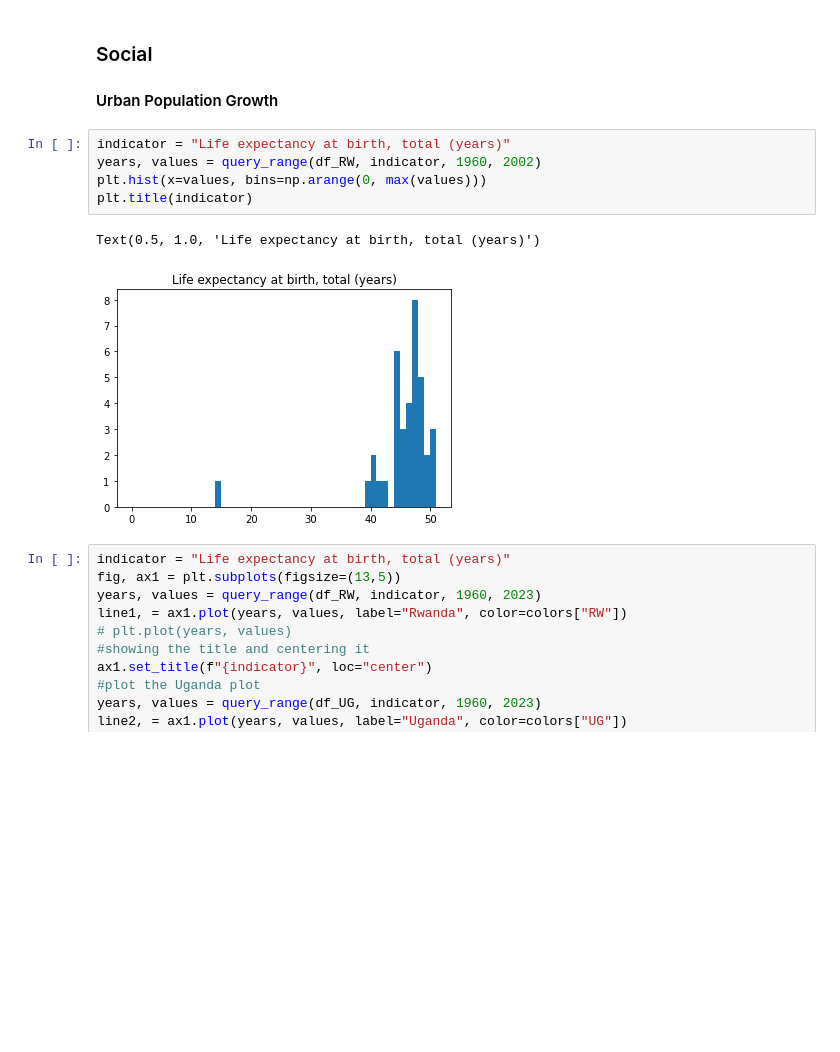
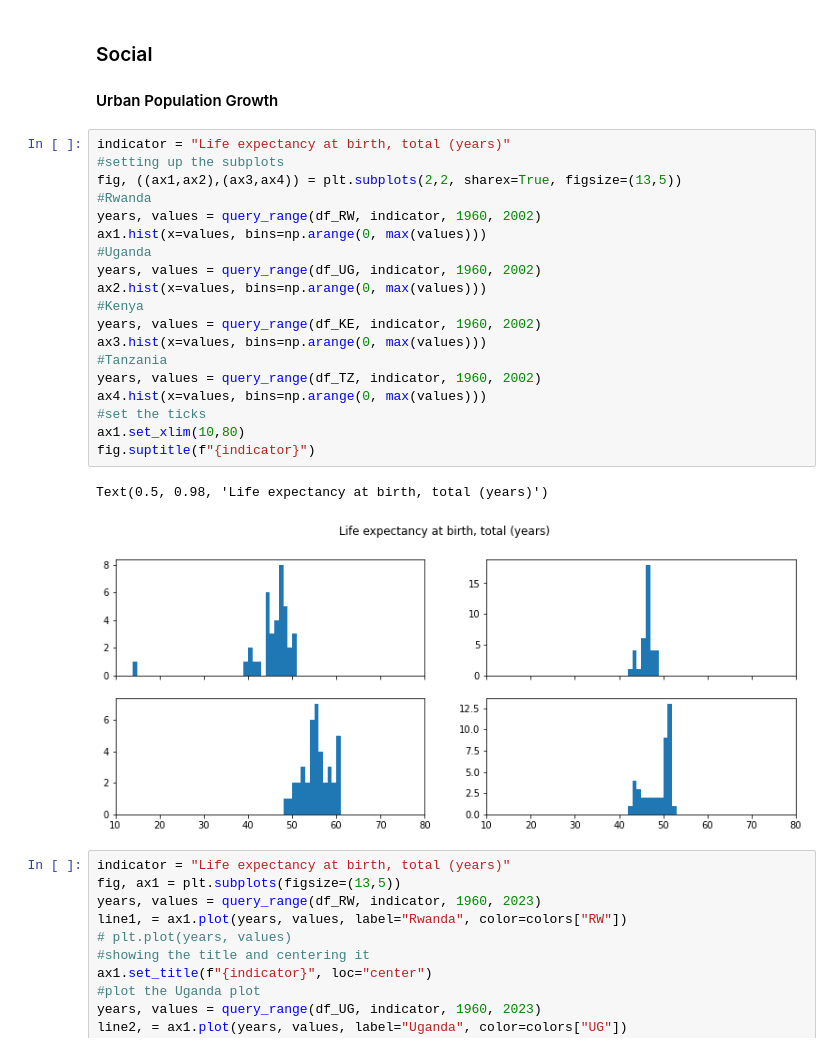
Before and after one commit to androbuz/EAC-Analysis, a Jupyter notebook: EAC Analysis.ipynb, the cells around one changed output. Cells and saved outputs as stored; diff of their text form; blank space fills up the shorter version.

```diff
--- a/EAC Analysis.ipynb
+++ b/EAC Analysis.ipynb
@@ -185,12 +188,26 @@ df_countries_dict = {"df_RW": 'Rwanda', "df_UG": 'Uganda', "df_KE" : 'Kenya',"df
 #### Urban Population Growth
 # %%
 indicator = "Life expectancy at birth, total (years)"
+#setting up the subplots
+fig, ((ax1,ax2),(ax3,ax4)) = plt.subplots(2,2, sharex=True, figsize=(13,5))
+#Rwanda
 years, values = query_range(df_RW, indicator, 1960, 2002)
-plt.hist(x=values, bins=np.arange(0, max(values)))
-plt.title(indicator)
+ax1.hist(x=values, bins=np.arange(0, max(values)))
+#Uganda
+years, values = query_range(df_UG, indicator, 1960, 2002)
+ax2.hist(x=values, bins=np.arange(0, max(values)))
+#Kenya
+years, values = query_range(df_KE, indicator, 1960, 2002)
+ax3.hist(x=values, bins=np.arange(0, max(values)))
+#Tanzania
+years, values = query_range(df_TZ, indicator, 1960, 2002)
+ax4.hist(x=values, bins=np.arange(0, max(values)))
+#set the ticks
+ax1.set_xlim(10,80)
+fig.suptitle(f"{indicator}")
 # %% [output]
-Text(0.5, 1.0, 'Life expectancy at birth, total (years)')
+Text(0.5, 0.98, 'Life expectancy at birth, total (years)')
-[figure, old version]
+[figure, new version]
 # %%
 indicator = "Life expectancy at birth, total (years)"
 fig, ax1 = plt.subplots(figsize=(13,5))
```
Also changed, not shown: parts of 25 cells of this notebook.
